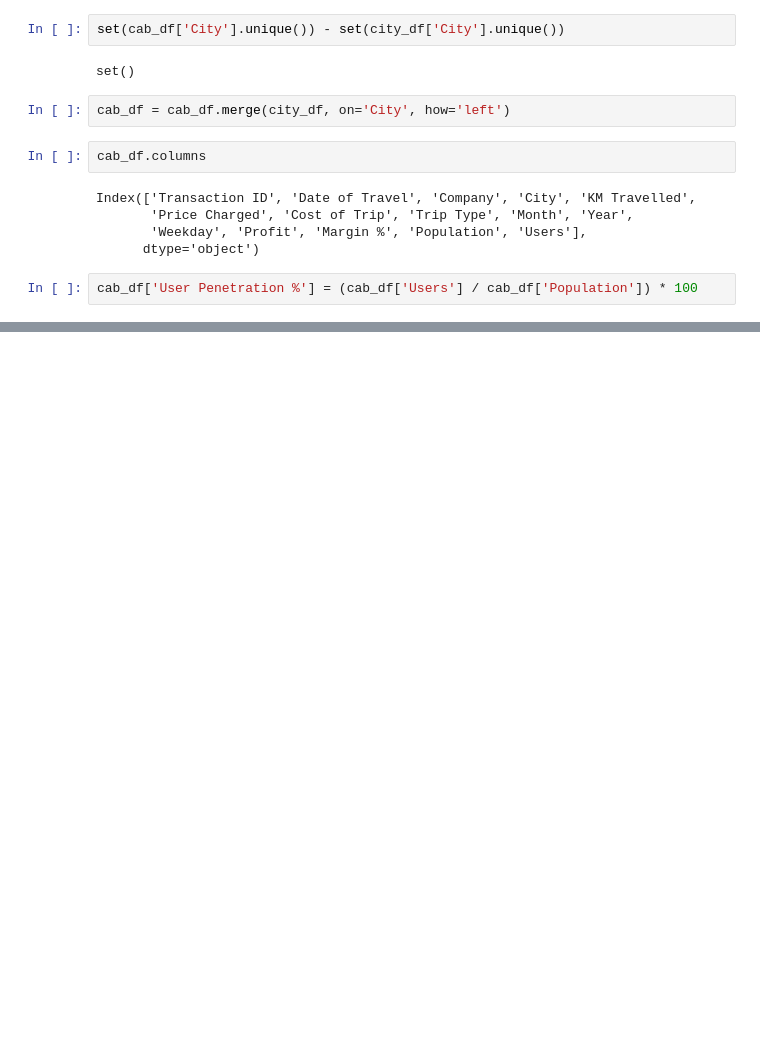
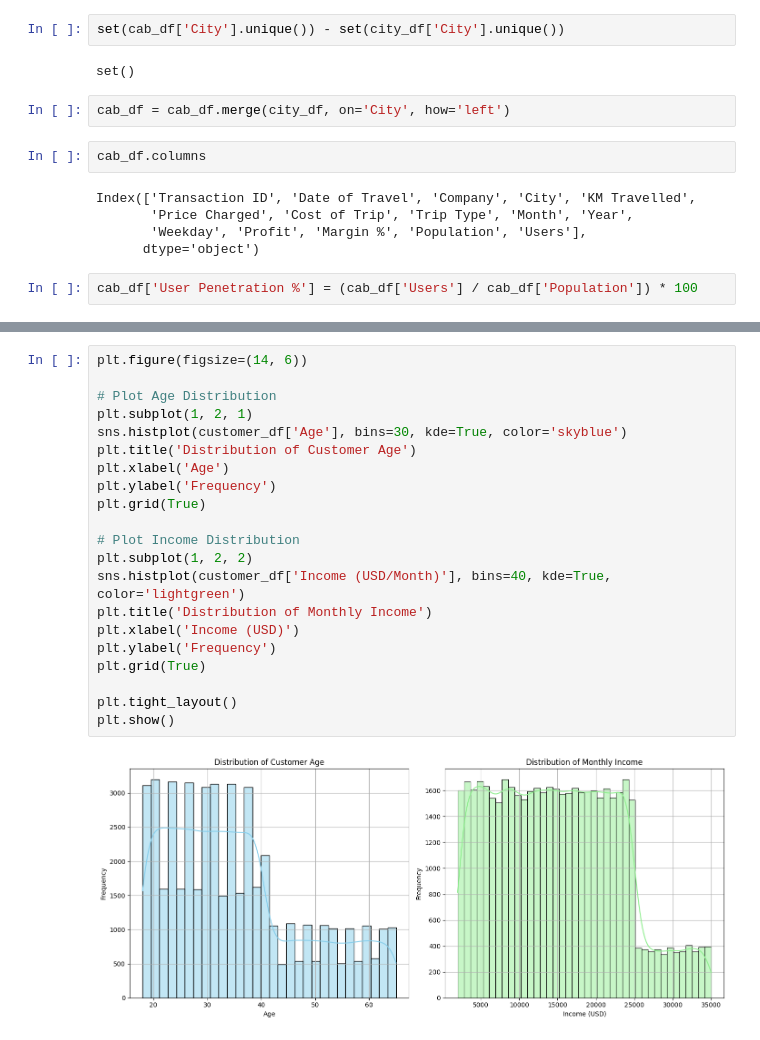
Before and after one commit to AvirukthGT/DataGlacier, a Jupyter notebook: Week2/eda-cab-analysis.ipynb, the cells around one changed output, grey strips where cells are left out. Cells and saved outputs as stored; diff of their text form; blank space fills up the shorter version.

```diff
--- a/Week2/eda-cab-analysis.ipynb
+++ b/Week2/eda-cab-analysis.ipynb
@@ -313,0 +358,23 @@ cab_df['User Penetration %'] = (cab_df['Users'] / cab_df['Population']) * 100
+# %%
+plt.figure(figsize=(14, 6))
+
+# Plot Age Distribution
+plt.subplot(1, 2, 1)
+sns.histplot(customer_df['Age'], bins=30, kde=True, color='skyblue')
+plt.title('Distribution of Customer Age')
+plt.xlabel('Age')
+plt.ylabel('Frequency')
+plt.grid(True)
+
+# Plot Income Distribution
+plt.subplot(1, 2, 2)
+sns.histplot(customer_df['Income (USD/Month)'], bins=40, kde=True, color='lightgreen')
+plt.title('Distribution of Monthly Income')
+plt.xlabel('Income (USD)')
+plt.ylabel('Frequency')
+plt.grid(True)
+
+plt.tight_layout()
+plt.show()
+# %% [output]
+[figure, added]
```
Also changed, not shown: parts of 19 cells of this notebook.
